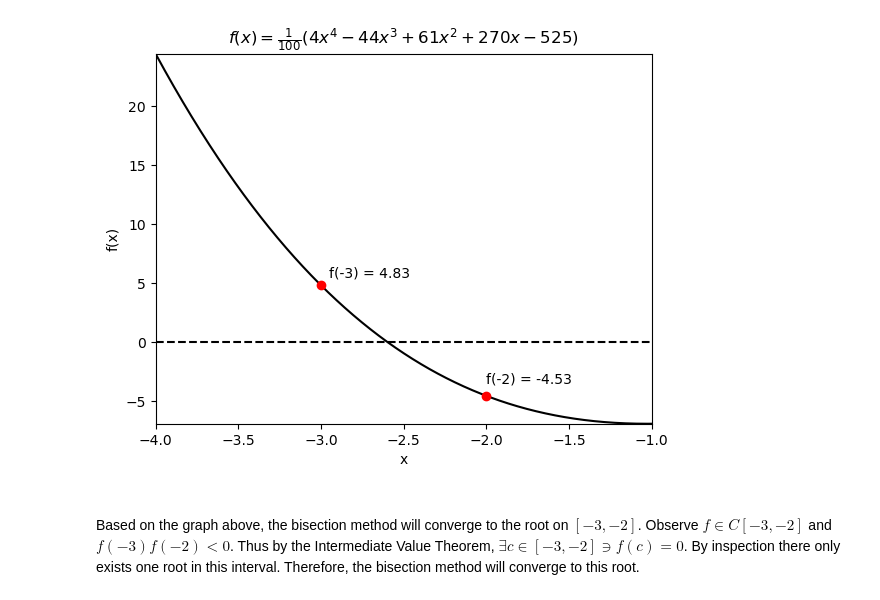
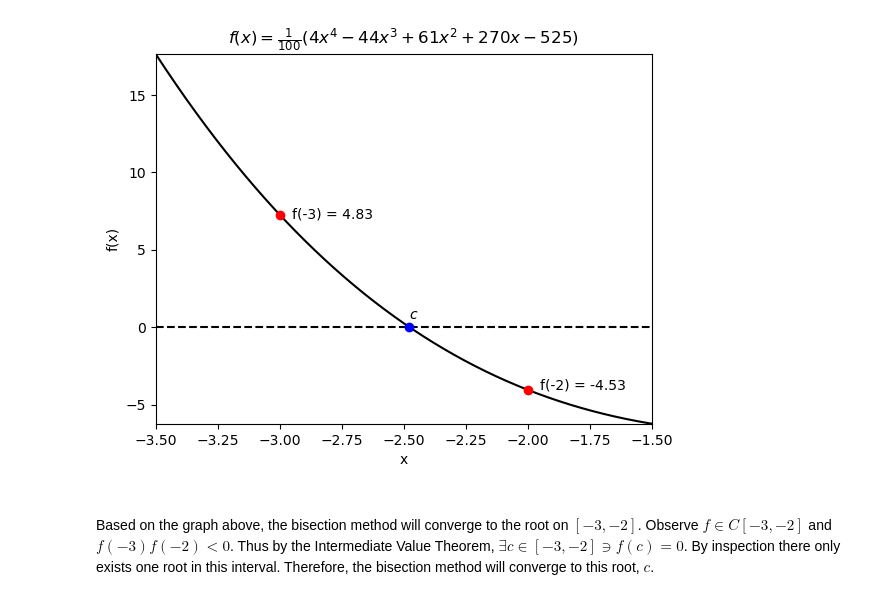
Before and after one commit to Devere-Anthony/MAD4401-Numerical-Analysis, a Jupyter notebook: Project 1/project1.ipynb, the cells around one changed output. Cells and saved outputs as stored; diff of their text form; code cells hidden in the pictures.

```diff
--- a/Project 1/project1.ipynb
+++ b/Project 1/project1.ipynb
@@ -19,5 +17,5 @@ import math
 # %%
 # implement given function
 def f(x):
-    return (1/100)*(math.pow(x,4) - (44*math.pow(x,3)) + (61*math.pow(x,2)) + (270*x) - 525)
+    return (1/100)*(4*math.pow(x,4) - (44*math.pow(x,3)) + (61*math.pow(x,2)) + (270*x) - 525)
 # %%
@@ -45,28 +50,30 @@ plt.text(5, -225, r'f(9) = -186.69');   # add label to point
 # %%
 # narrow graph to specified interval of [-3,-2]
 
-x = np.linspace(-4, -1, 1000)    # generate 1000 evenly spaced points on (-10,10)
+x = np.linspace(-3.5, -1.5, 1000)    # generate 1000 evenly spaced points on (-10,10)
 vf = np.vectorize(f)    # create vectorized implementation of this function
 
 plt.plot(x, vf(x), 'k')    # plot vf(x) vs x
-plt.plot([-4,-1], [0,0], 'k--')    # plot horizontal line across
-plt.axis([-4,-1, f(-1), f(-4)]);   # adjust axes to fit only interval
+plt.plot([-3.5,-1.5], [0,0], 'k--')    # plot horizontal line across
+plt.axis([-3.5,-1.5, f(-1.5), f(-3.5)]);   # adjust axes to fit only interval
 
 # other plot asthetics
 plt.title(r'$f(x) = \frac{1}{100}(4x^4-44x^3+61x^2+270x-525)$')
 plt.xlabel('x')
 plt.ylabel('f(x)');
 
 # points of interest
 plt.plot(-3, f(-3), 'ro')
-plt.text(-2.95, 5.5, r'f(-3) = 4.83')
+plt.text(-2.95, 7, r'f(-3) = 4.83')
 plt.plot(-2, f(-2), 'ro')
-plt.text(-2, -3.5, r'f(-2) = -4.53');
+plt.text(-1.95, -4, r'f(-2) = -4.53');
+plt.plot(-2.477, f(-2.477), 'bo');
+plt.text(-2.477, 0.5, r'$c$');
 # %% [output]
-[figure, old version]
+[figure, new version]
 # %% [markdown]
 <br>Based on the graph above, the bisection method will converge to the root on $[-3,-2]$.
 Observe $f \in C[-3,-2]$ and $f(-3)f(-2)<0$.
 Thus by the Intermediate Value Theorem, $\exists c \in [-3,-2] \ni f(c)=0$.
 By inspection there only exists one root in this interval.
-Therefore, the bisection method will converge to this root.
+Therefore, the bisection method will converge to this root, $c$.
```
Also changed, not shown: parts of 3 cells of this notebook.
